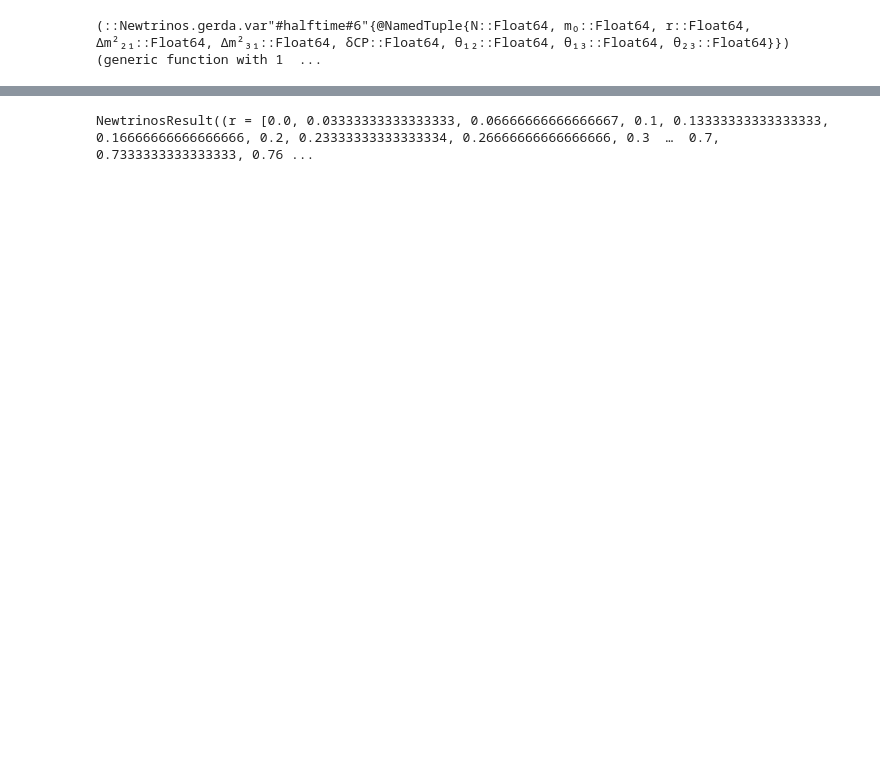
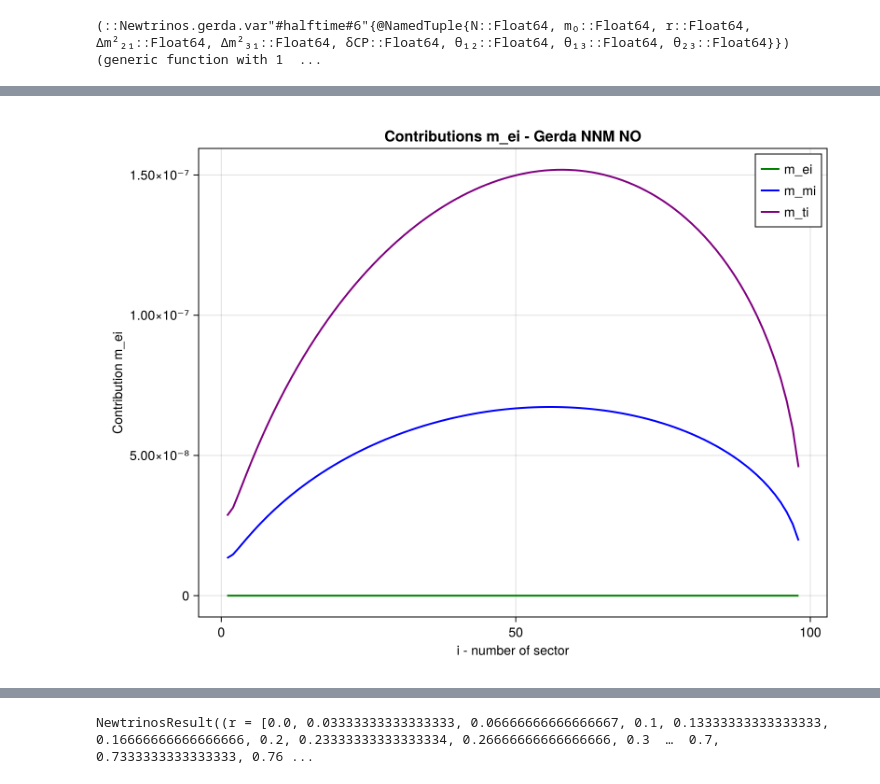
Before and after one commit to philippeller/Newtrinos.jl, a Jupyter notebook: src/experiments/gerda/gerda.ipynb, the cells around one changed output, grey strips where cells are left out. Saved outputs shown, nothing was run; the diff lists cells and outputs as text; code cells hidden in the pictures; blank space fills up the shorter version.

```diff
--- a/src/experiments/gerda/gerda.ipynb
+++ b/src/experiments/gerda/gerda.ipynb
@@ -84,0 +167,40 @@ mass=Newtrinos.gerda.get_neutrinomass(osc_cfg.flavour)(par)
+# %%
+
+# Create the plot
+fig = Figure(resolution = (800, 600))
+ax = Axis(fig[1, 1],
+    xlabel =  "i - number of sector",
+    ylabel = "Contribution m_ei",
+    title = "Contributions m_ei - Gerda NNM NO",
+    titlesize = 16,
+    xlabelsize = 14,
+    ylabelsize = 14
+)
+
+i_range=1:length(angles_e)
+# Plot the main curve
+lines!(ax, i_range, cont_e,
+    color = :green,
+    linewidth = 2,
+    label = "m_ei"
+)
+
+lines!(ax, i_range, cont_m,
+    color = :blue,
+    linewidth = 2,
+    label = "m_mi"
+)
+
+lines!(ax, i_range, cont_t,
+    color = :purple,
+    linewidth = 2,
+    label = "m_ti"
+)
+# Add legend
+axislegend(ax, position = :rt)  # right bottom
+
+save("/home/sofialon/Newtrinos.jl/plot_final/gerda_checks/m_contributions_N=100_m0=10^-6_r=10^-3.png", fig)
+
+
+display("image/png", fig)
+# %% [output]
@@ -85,3 +209,4 @@ mass=Newtrinos.gerda.get_neutrinomass(osc_cfg.flavour)(par)
+[figure, added]
 # %%
 
 all_priors = Newtrinos.get_priors(experiments)
```
Also changed, not shown: parts of 10 cells of this notebook, 49 other files.
